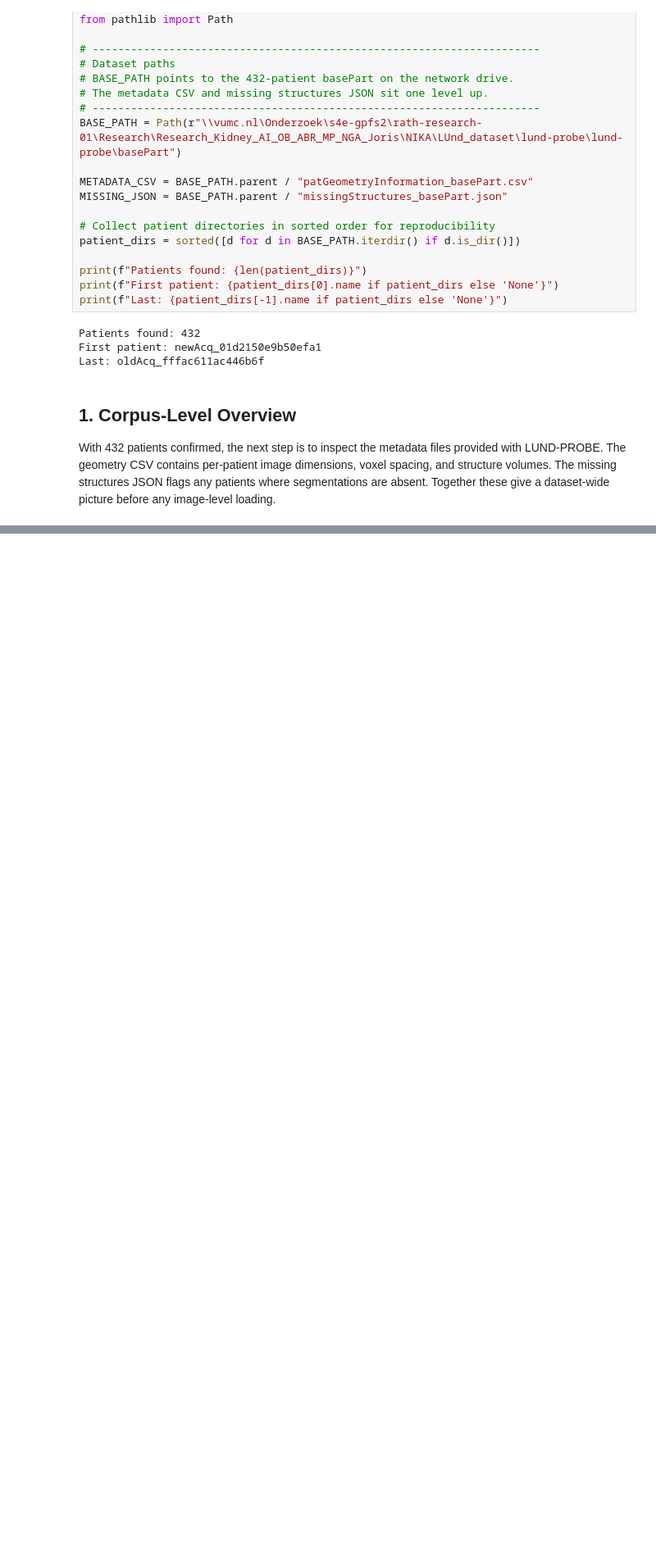
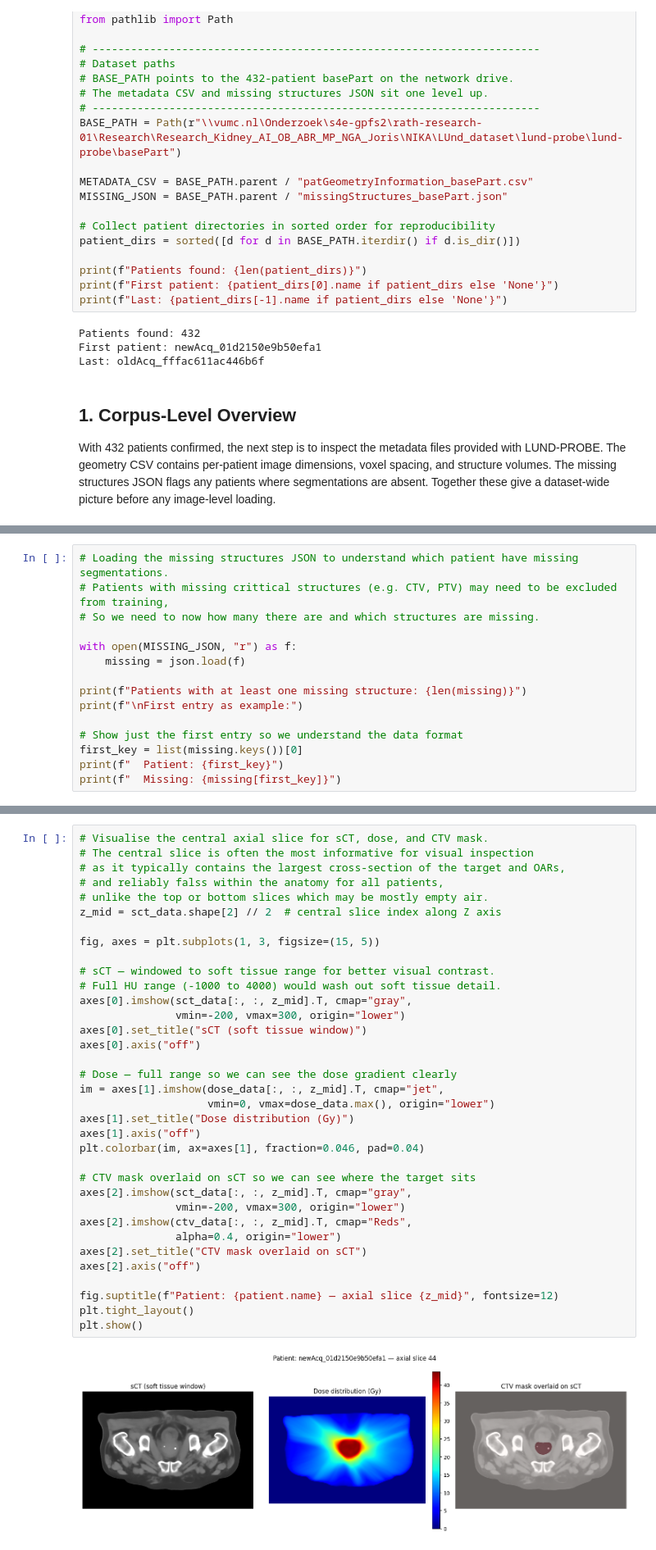
Before and after one commit to annekhalil12/doseprediction, a Jupyter notebook: eda/Exploratory_Data_Analysis.ipynb, the cells around one changed output, grey strips where cells are left out. Shown at 82% size. Drawn from its saved outputs; the diff is of its cells as text; blank space fills up the shorter version.

Commit message:
EDA: add geometry analysis, dose distribution, and missing structures inspection

```diff
--- a/eda/Exploratory_Data_Analysis.ipynb
+++ b/eda/Exploratory_Data_Analysis.ipynb
@@ -66,0 +131,15 @@ First two rows:
+# %%
+# Loading the missing structures JSON to understand which patient have missing segmentations.
+# Patients with missing crittical structures (e.g. CTV, PTV) may need to be excluded from training,
+# So we need to now how many there are and which structures are missing.
+
+with open(MISSING_JSON, "r") as f:
+    missing = json.load(f)
+
+print(f"Patients with at least one missing structure: {len(missing)}")
+print(f"\nFirst entry as example:")
+
+# Show just the first entry so we understand the data format
+first_key = list(missing.keys())[0]
+print(f"  Patient: {first_key}")
+print(f"  Missing: {missing[first_key]}")
@@ -66,0 +269,37 @@ First two rows:
+# %%
+# Visualise the central axial slice for sCT, dose, and CTV mask.
+# The central slice is often the most informative for visual inspection
+# as it typically contains the largest cross-section of the target and OARs,
+# and reliably falss within the anatomy for all patients,
+# unlike the top or bottom slices which may be mostly empty air.
+z_mid = sct_data.shape[2] // 2  # central slice index along Z axis
+
+fig, axes = plt.subplots(1, 3, figsize=(15, 5))
+
+# sCT — windowed to soft tissue range for better visual contrast.
+# Full HU range (-1000 to 4000) would wash out soft tissue detail.
+axes[0].imshow(sct_data[:, :, z_mid].T, cmap="gray",
+               vmin=-200, vmax=300, origin="lower")
+axes[0].set_title("sCT (soft tissue window)")
+axes[0].axis("off")
+
+# Dose — full range so we can see the dose gradient clearly
+im = axes[1].imshow(dose_data[:, :, z_mid].T, cmap="jet",
+                    vmin=0, vmax=dose_data.max(), origin="lower")
+axes[1].set_title("Dose distribution (Gy)")
+axes[1].axis("off")
+plt.colorbar(im, ax=axes[1], fraction=0.046, pad=0.04)
+
+# CTV mask overlaid on sCT so we can see where the target sits
+axes[2].imshow(sct_data[:, :, z_mid].T, cmap="gray",
+               vmin=-200, vmax=300, origin="lower")
+axes[2].imshow(ctv_data[:, :, z_mid].T, cmap="Reds",
+               alpha=0.4, origin="lower")
+axes[2].set_title("CTV mask overlaid on sCT")
+axes[2].axis("off")
+
+fig.suptitle(f"Patient: {patient.name} — axial slice {z_mid}", fontsize=12)
+plt.tight_layout()
+plt.show()
+# %% [output]
+[figure, added]
```
Also changed, not shown: parts of 21 cells of this notebook.
